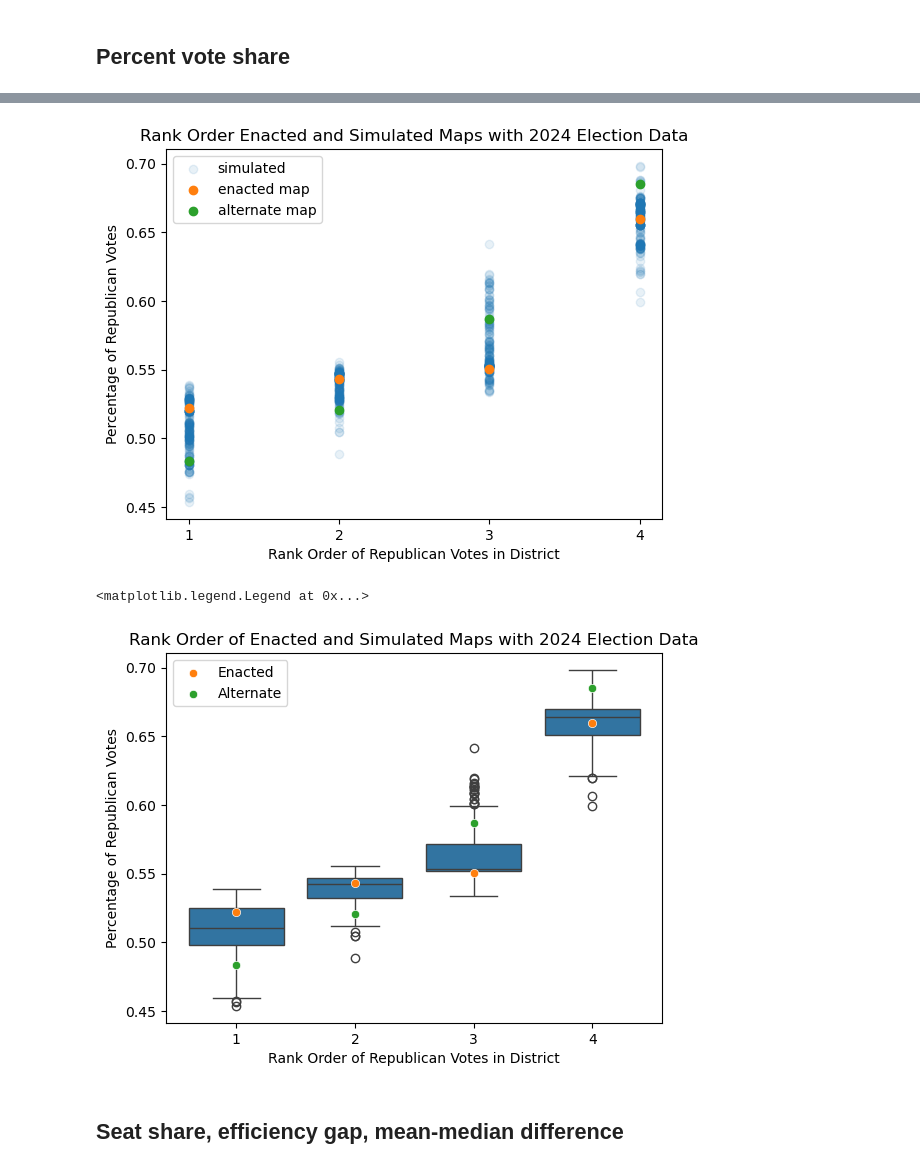
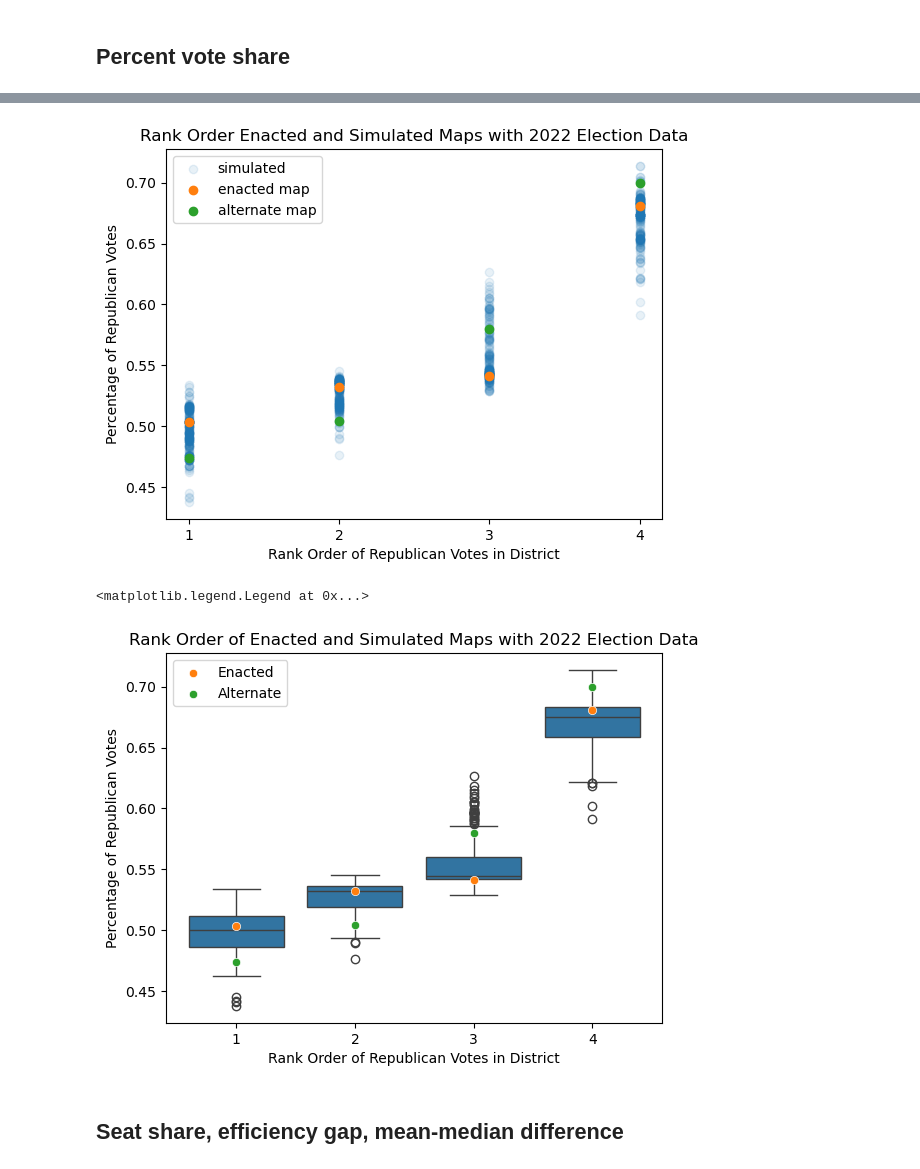
Before and after one commit to stefaniegwangphd/ia-redistricting, a Jupyter notebook: election_analysis.ipynb, the cells around one changed output, grey strips where cells are left out. Drawn from its saved outputs; the diff is of its cells as text; code cells hidden in the pictures.

```diff
--- a/election_analysis.ipynb
+++ b/election_analysis.ipynb
@@ -14,7 +18,7 @@ import math
 # Get voter data
 # Input relevant election year
 
-election_year=2024
+election_year=2022
 file_name = './data/voter_numbers_{}.csv'
 
 votes_df=pd.read_csv(file_name.format(election_year))
@@ -212,22 +216,24 @@ plt.scatter(x, y, zorder=2, label='enacted map')
 plt.scatter(a, b, zorder=3, label='alternate map')
 plt.xlabel('Rank Order of Republican Votes in District')
 plt.ylabel('Percentage of Republican Votes')
-plt.title('Rank Order Enacted and Simulated Maps with 2024 Election Data')
+plt.title('Rank Order Enacted and Simulated Maps with {} Election Data'.format(election_year))
 plt.legend(loc='upper left')
+plt.savefig('./images_for_paper/rank_order_scatterplot_{}.png'.format(election_year))
 plt.show()
 # %% [output]
-[figure, old version]
+[figure, new version]
 # %%
 sns.boxplot(x=X, y=Y, zorder=1)
 sns.scatterplot(x=x, y=y,zorder=2, label='Enacted')
 sns.scatterplot(x=a, y=b, zorder=3, label='Alternate')
 plt.xlabel('Rank Order of Republican Votes in District')
 plt.ylabel('Percentage of Republican Votes')
-plt.title('Rank Order of Enacted and Simulated Maps with 2024 Election Data')
+plt.title('Rank Order of Enacted and Simulated Maps with {} Election Data'.format(election_year))
+plt.savefig('./images_for_paper/rank_order_boxplot_{}.png'.format(election_year))
 plt.legend(loc='upper left')
 # %% [output]
 <matplotlib.legend.Legend at 0x...>
-[figure, old version]
+[figure, new version]
 # %% [markdown]
 ## Seat share, efficiency gap, mean-median difference
 # %%
```
Also changed, not shown: parts of 12 cells of this notebook, 5 other files.
